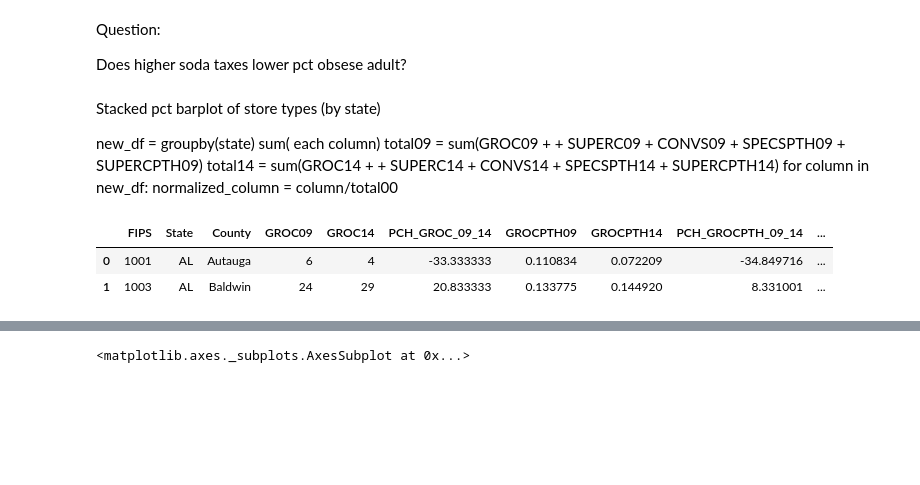
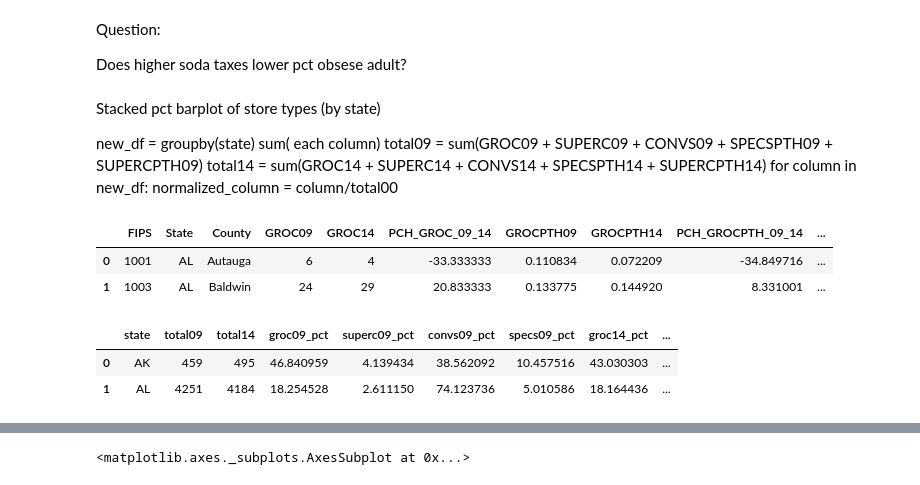
Before and after one commit to chriscross00/projects, a Jupyter notebook: food_security/notebooks/eda.ipynb, the cells around one changed output, grey strips where cells are left out. Cells and saved outputs as stored; diff of their text form; code cells hidden in the pictures; blank space fills up the shorter version.

```diff
--- a/food_security/notebooks/eda.ipynb
+++ b/food_security/notebooks/eda.ipynb
@@ -256,8 +256,8 @@ Stacked pct barplot of store types (by state)
 
 
 new_df = groupby(state) sum( each column)
-total09 = sum(GROC09 +  + SUPERC09  + CONVS09 + SPECSPTH09 + SUPERCPTH09)
-total14 = sum(GROC14 +  + SUPERC14  + CONVS14 + SPECSPTH14 + SUPERCPTH14)
+total09 = sum(GROC09 + SUPERC09  + CONVS09 + SPECSPTH09 + SUPERCPTH09)
+total14 = sum(GROC14 + SUPERC14  + CONVS14 + SPECSPTH14 + SUPERCPTH14)
 for column in new_df:
     normalized_column = column/total00
 # %%
@@ -268,0 +291,6 @@ stores.head(2)
+# %%
+stores_breakdown.head(2)
+# %% [output]
+|  | state | total09 | total14 | groc09_pct | superc09_pct | convs09_pct | specs09_pct | groc14_pct | ... |
+| 0 | AK | 459 | 495 | 46.840959 | 4.139434 | 38.562092 | 10.457516 | 43.030303 | ... |
+| 1 | AL | 4251 | 4184 | 18.254528 | 2.611150 | 74.123736 | 5.010586 | 18.164436 | ... |
```
Also changed, not shown: parts of 3 cells of this notebook.
